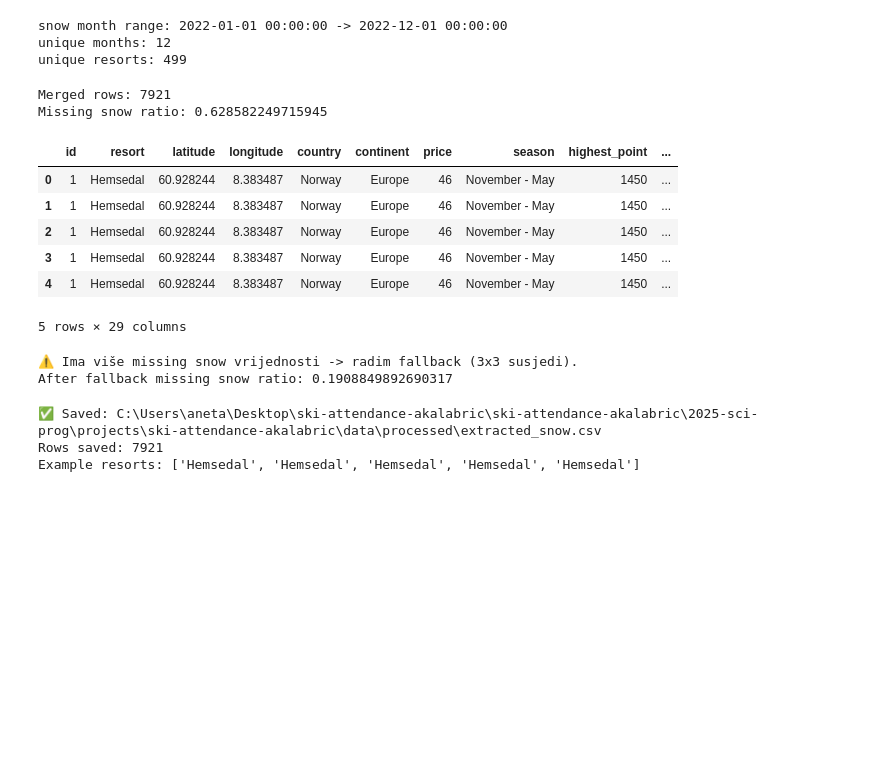
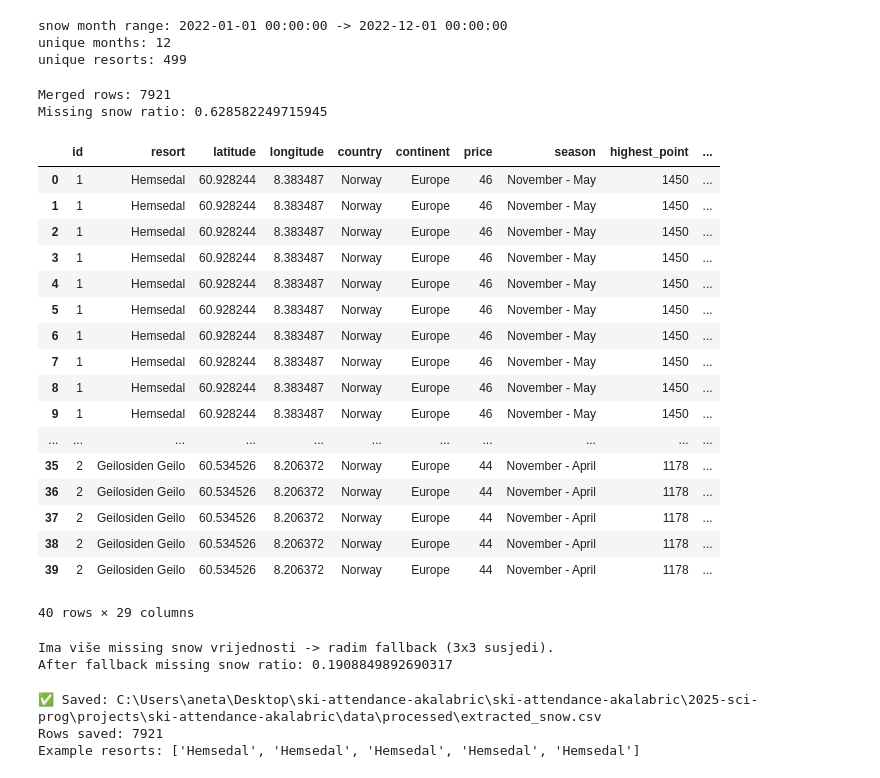
Before and after one commit to ak110701/2025-sci-prog, a Jupyter notebook: projects/ski-attendance-akalabric/notebooks/01_data_loading-checkpoint.ipynb, the cells around one changed output. Saved outputs shown, nothing was run; the diff lists cells and outputs as text; code cells hidden in the pictures; blank space fills up the shorter version.

```diff
--- a/projects/ski-attendance-akalabric/notebooks/01_data_loading-checkpoint.ipynb
+++ b/projects/ski-attendance-akalabric/notebooks/01_data_loading-checkpoint.ipynb
@@ -149,39 +149,49 @@ unique resorts: 499
 df_snow["lat_grid"] = round_to_grid(df_snow["latitude"], 0.25)
 df_snow["lon_grid"] = round_to_grid(df_snow["longitude"], 0.25)
 
 df_resorts["lat_grid"] = round_to_grid(df_resorts["latitude"], 0.25)
 df_resorts["lon_grid"] = round_to_grid(df_resorts["longitude"], 0.25)
 
-# Ubrzaj snow: ostavi samo bitne stupce
 snow_key = df_snow[["month","lat_grid","lon_grid","snow"]].copy()
 
 # Merge: svako skijalište dobije snow za svaki mjesec
 # (cross-merge po month se implicitno radi preko merge, jer resorts nema month -> prvo napravimo "resort-month" tablicu)
 months = pd.DataFrame({"month": snow_key["month"].drop_duplicates().sort_values()})
 resort_month = df_resorts.merge(months, how="cross")
 
 df_merged = resort_month.merge(
     snow_key,
     on=["month","lat_grid","lon_grid"],
     how="left"
 )
 
 print("Merged rows:", len(df_merged))
 print("Missing snow ratio:", df_merged["snow"].isna().mean())
-display(df_merged.head())
+display(df_merged.head(40))
 # %% [output]
 Merged rows: 7921
 Missing snow ratio: 0.628582249715945
 |  | id | resort | latitude | longitude | country | continent | price | season | highest_point | ... |
 | 0 | 1 | Hemsedal | 60.928244 | 8.383487 | Norway | Europe | 46 | November - May | 1450 | ... |
 | 1 | 1 | Hemsedal | 60.928244 | 8.383487 | Norway | Europe | 46 | November - May | 1450 | ... |
 | 2 | 1 | Hemsedal | 60.928244 | 8.383487 | Norway | Europe | 46 | November - May | 1450 | ... |
 | 3 | 1 | Hemsedal | 60.928244 | 8.383487 | Norway | Europe | 46 | November - May | 1450 | ... |
 | 4 | 1 | Hemsedal | 60.928244 | 8.383487 | Norway | Europe | 46 | November - May | 1450 | ... |
+| 5 | 1 | Hemsedal | 60.928244 | 8.383487 | Norway | Europe | 46 | November - May | 1450 | ... |
+| 6 | 1 | Hemsedal | 60.928244 | 8.383487 | Norway | Europe | 46 | November - May | 1450 | ... |
+| 7 | 1 | Hemsedal | 60.928244 | 8.383487 | Norway | Europe | 46 | November - May | 1450 | ... |
+| 8 | 1 | Hemsedal | 60.928244 | 8.383487 | Norway | Europe | 46 | November - May | 1450 | ... |
+| 9 | 1 | Hemsedal | 60.928244 | 8.383487 | Norway | Europe | 46 | November - May | 1450 | ... |
+| ... | ... | ... | ... | ... | ... | ... | ... | ... | ... | ... |
+| 35 | 2 | Geilosiden Geilo | 60.534526 | 8.206372 | Norway | Europe | 44 | November - April | 1178 | ... |
+| 36 | 2 | Geilosiden Geilo | 60.534526 | 8.206372 | Norway | Europe | 44 | November - April | 1178 | ... |
+| 37 | 2 | Geilosiden Geilo | 60.534526 | 8.206372 | Norway | Europe | 44 | November - April | 1178 | ... |
+| 38 | 2 | Geilosiden Geilo | 60.534526 | 8.206372 | Norway | Europe | 44 | November - April | 1178 | ... |
+| 39 | 2 | Geilosiden Geilo | 60.534526 | 8.206372 | Norway | Europe | 44 | November - April | 1178 | ... |
-5 rows × 29 columns
+40 rows × 29 columns
 # %%
 if df_merged["snow"].isna().mean() > 0.01:
-    print("⚠️ Ima više missing snow vrijednosti -> radim fallback (3x3 susjedi).")
+    print("Ima više missing snow vrijednosti -> radim fallback (3x3 susjedi).")
 
     # pripremi snow lookup u dict-like formi preko merge (brže od KDTree)
     snow_lookup = snow_key.copy()
@@ -224,7 +234,7 @@ if df_merged["snow"].isna().mean() > 0.01:
 
     print("After fallback missing snow ratio:", df_merged["snow"].isna().mean())
 # %% [output]
-⚠️ Ima više missing snow vrijednosti -> radim fallback (3x3 susjedi).
+Ima više missing snow vrijednosti -> radim fallback (3x3 susjedi).
 After fallback missing snow ratio: 0.1908849892690317
 # %%
 out_path = PROCESSED_DIR / "extracted_snow.csv"
```
Also changed, not shown: 6 other files.
